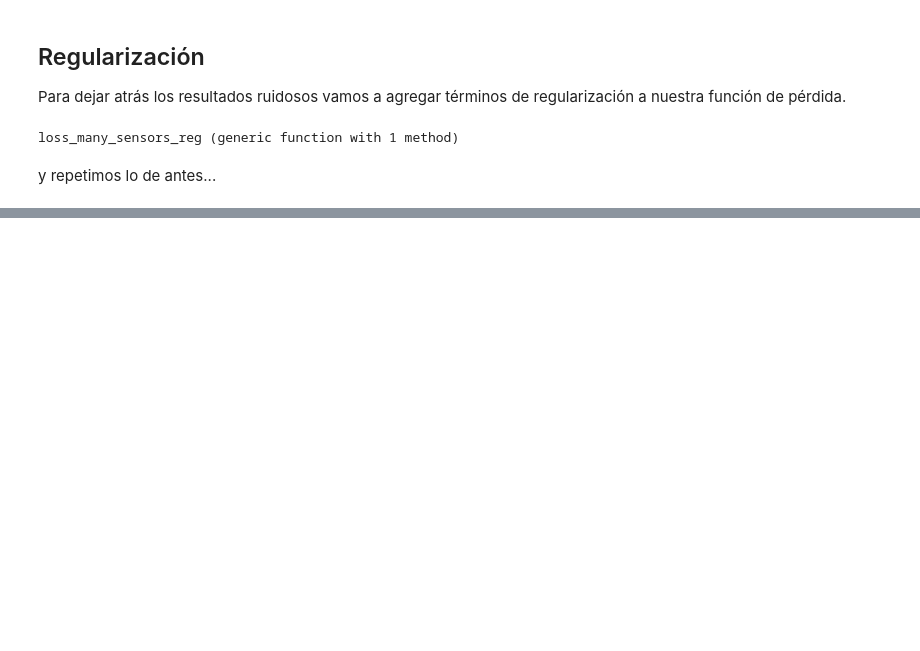
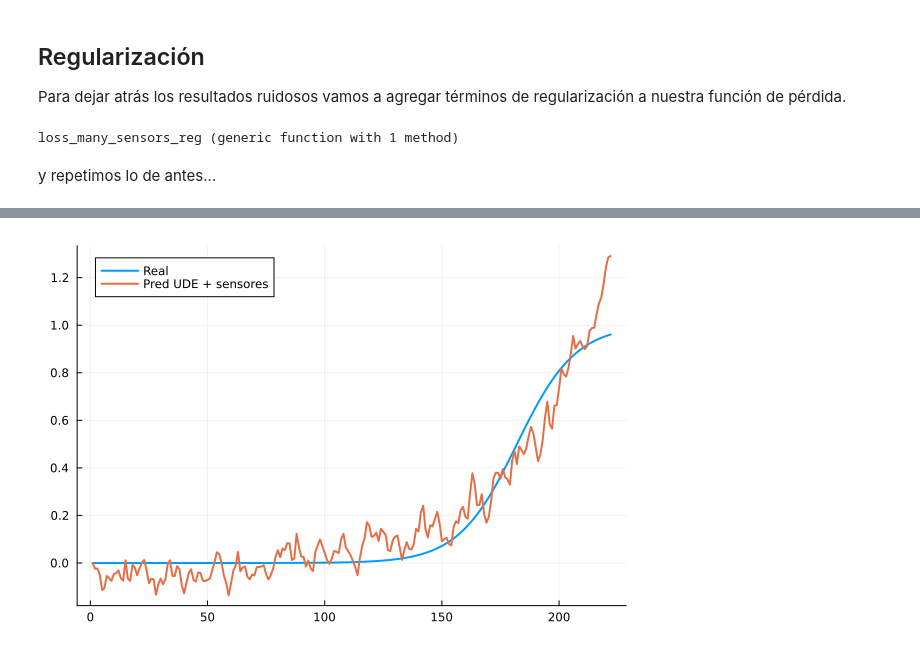
Before and after one commit to SoutoSebastian/TP-DegradacionDeMotores, a Jupyter notebook: mi_entorno/degradacionNasa.ipynb, the cells around one changed output, grey strips where cells are left out. Cells and saved outputs as stored; diff of their text form; code cells hidden in the pictures; blank space fills up the shorter version.

```diff
--- a/mi_entorno/degradacionNasa.ipynb
+++ b/mi_entorno/degradacionNasa.ipynb
@@ -1334,0 +1474,27 @@ p2
+# %%
+traj_plot = test_trajs[2]
+
+pred_ude_sensors = predict_traj_sensors(
+    p_trained_ude_sensors,
+    traj_plot
+)
+
+
+p2 = plot(
+    traj_plot.t,
+    traj_plot.y,
+    label="Real",
+    linewidth=2
+)
+
+plot!(
+    p2,
+    traj_plot.t,
+    pred_ude_sensors,
+    label="Pred UDE + sensores",
+    linewidth=2
+)
+
+p2
+# %% [output]
+[figure, added]
```
Also changed, not shown: parts of 15 cells of this notebook.
